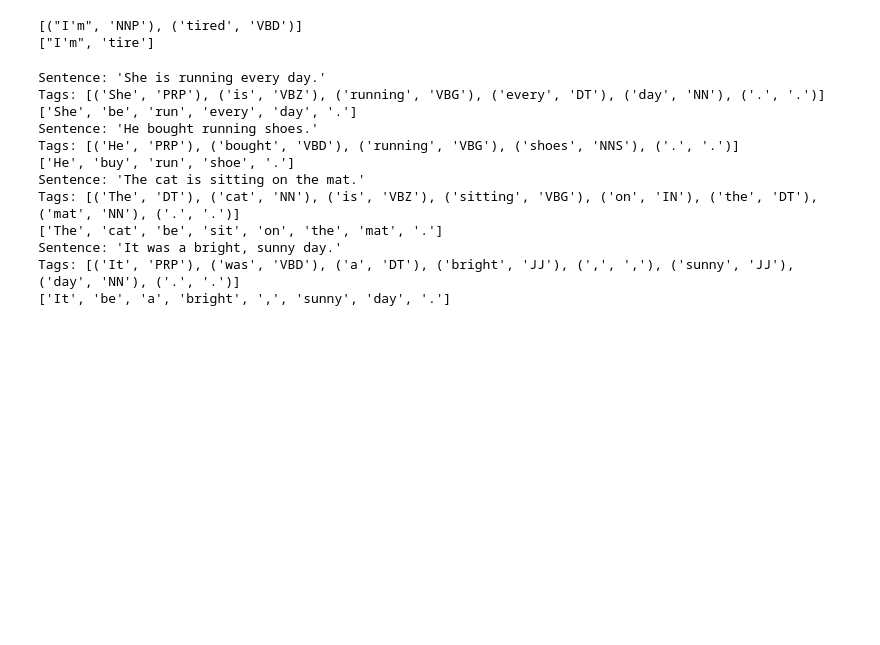
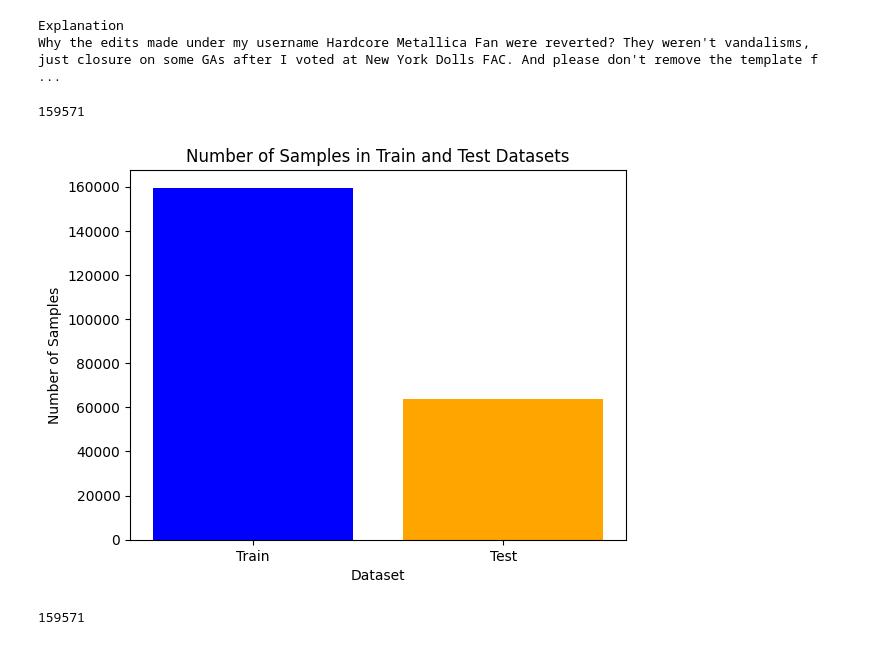
Before and after one commit to iskiy/hate-speech-detector, a Jupyter notebook: eda/eda.ipynb, the cells around one changed output. Saved outputs shown, nothing was run; the diff lists cells and outputs as text; code cells hidden in the pictures; blank space fills up the shorter version.

```diff
--- a/eda/eda.ipynb
+++ b/eda/eda.ipynb
@@ -172,43 +0,0 @@ print(normalize_whitespace(text).strip().split())
-# %%
-filtered_tokens = "I'm tired".strip().split()
-pos_tags = nltk.pos_tag(filtered_tokens)
-print(pos_tags)
-lemmatized_tokens = [
-    lemmatize_word(word, get_wordnet_pos(pos)) for word, pos in pos_tags
-]
-
-print(lemmatized_tokens)
-# %% [output]
-[("I'm", 'NNP'), ('tired', 'VBD')]
-["I'm", 'tire']
-# %%
-sentences = [
-    "She is running every day.",
-    "He bought running shoes.",
-    "The cat is sitting on the mat.",
-    "It was a bright, sunny day.",
-]
-
-for sentence in sentences:
-    tokens = nltk.word_tokenize(sentence)
-    tagged = nltk.pos_tag(tokens)
-    print(f"Sentence: '{sentence}'")
-    print("Tags:", tagged)
-    lemmatized_tokens = [
-        lemmatize_word(word, get_wordnet_pos(pos)) for word, pos in tagged
-    ]
-
-    print(lemmatized_tokens)
-# %% [output]
-Sentence: 'She is running every day.'
-Tags: [('She', 'PRP'), ('is', 'VBZ'), ('running', 'VBG'), ('every', 'DT'), ('day', 'NN'), ('.', '.')]
-['She', 'be', 'run', 'every', 'day', '.']
-Sentence: 'He bought running shoes.'
-Tags: [('He', 'PRP'), ('bought', 'VBD'), ('running', 'VBG'), ('shoes', 'NNS'), ('.', '.')]
-['He', 'buy', 'run', 'shoe', '.']
-Sentence: 'The cat is sitting on the mat.'
-Tags: [('The', 'DT'), ('cat', 'NN'), ('is', 'VBZ'), ('sitting', 'VBG'), ('on', 'IN'), ('the', 'DT'), ('mat', 'NN'), ('.', '.')]
-['The', 'cat', 'be', 'sit', 'on', 'the', 'mat', '.']
-Sentence: 'It was a bright, sunny day.'
-Tags: [('It', 'PRP'), ('was', 'VBD'), ('a', 'DT'), ('bright', 'JJ'), (',', ','), ('sunny', 'JJ'), ('day', 'NN'), ('.', '.')]
-['It', 'be', 'a', 'bright', ',', 'sunny', 'day', '.']
@@ -214,0 +4,32 @@ Tags: [('It', 'PRP'), ('was', 'VBD'), ('a', 'DT'), ('bright', 'JJ'), (',', ','),
+# %%
+train_csv = pd.read_csv('/kaggle/input/kma-ml2/train.csv/train.csv')
+test_csv = pd.read_csv('/kaggle/input/kma-ml2/test.csv/test.csv')
+sample_sub = pd.read_csv('/kaggle/input/kma-ml2/sample_submission.csv/sample_submission.csv')
+# %%
+print(train_csv["comment_text"][0])
+# %% [output]
+Explanation
+Why the edits made under my username Hardcore Metallica Fan were reverted? They weren't vandalisms, just closure on some GAs after I voted at New York Dolls FAC. And please don't remove the template f ...
+# %%
+import matplotlib.pyplot as plt
+
+train_samples = train_csv["id"].size
+test_samples = test_csv["id"].size
+print(train_samples)
+
+labels = ['Train', 'Test']
+samples = [train_samples, test_samples]
+
+plt.bar(labels, samples, color=['blue', 'orange'])
+plt.xlabel('Dataset')
+plt.ylabel('Number of Samples')
+plt.title('Number of Samples in Train and Test Datasets')
+plt.show()
+# %% [output]
+159571
+[figure, added]
+# %%
+tweets = train_csv["comment_text"]
+len(tweets)
+# %% [output]
+159571
```
Also changed, not shown: parts of 25 cells of this notebook.
